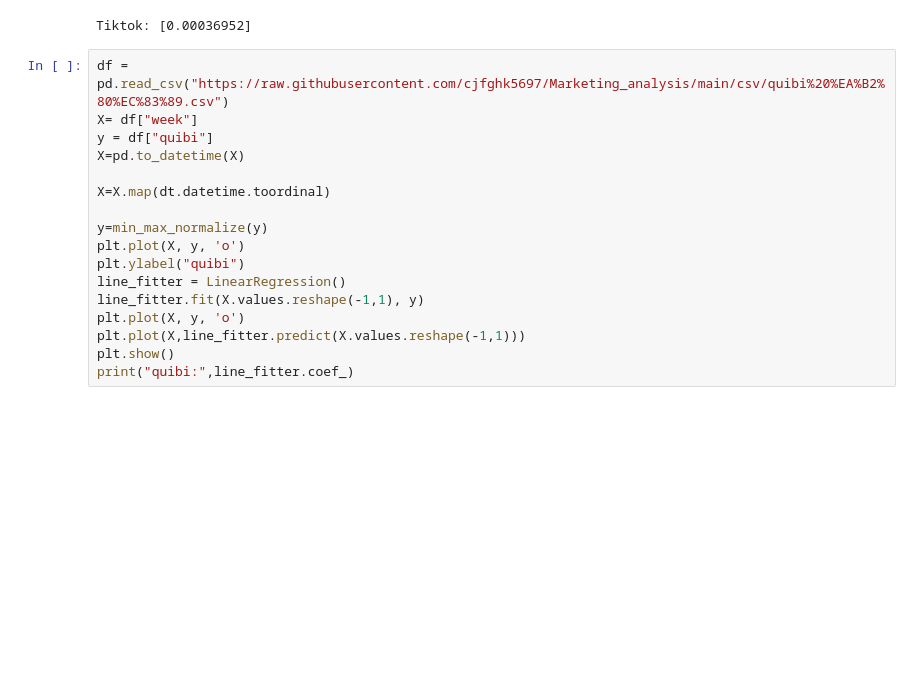
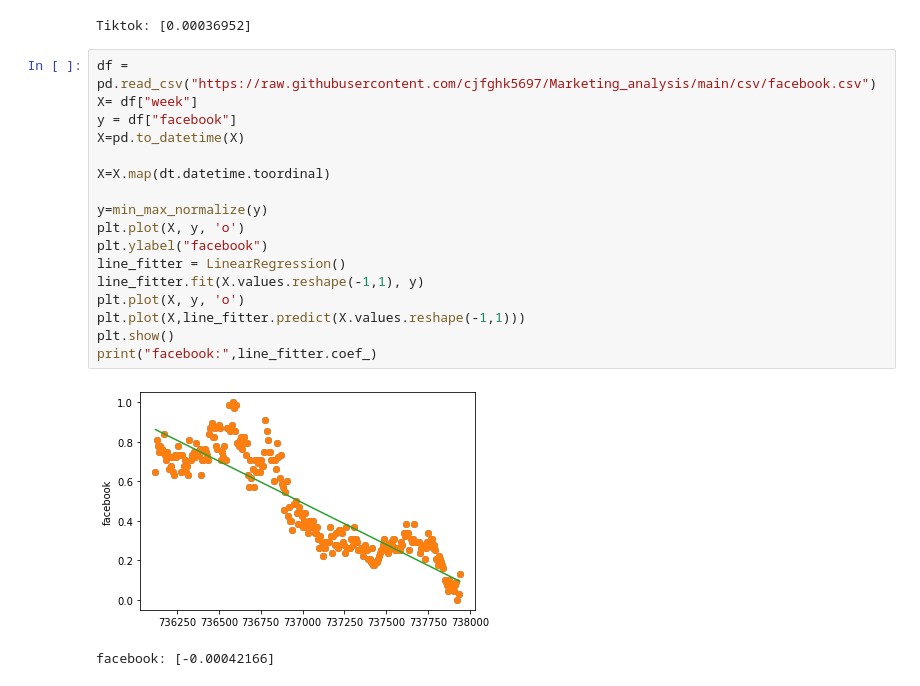
Before and after one commit to cjfghk5697/Marketing_analysis, a Jupyter notebook: scripts/marketing.ipynb, the cells around one changed output. Drawn from its saved outputs; the diff is of its cells as text; blank space fills up the shorter version.

Commit message:
facebook, sns이용률
틱톡과 비교대상 추가

```diff
--- a/scripts/marketing.ipynb
+++ b/scripts/marketing.ipynb
@@ -55,19 +55,22 @@ print("Tiktok:",line_fitter.coef_)
 [figure]
 Tiktok: [0.00036952]
 # %%
-df = pd.read_csv("https://raw.githubusercontent.com/cjfghk5697/Marketing_analysis/main/csv/quibi%20%EA%B2%80%EC%83%89.csv")
+df = pd.read_csv("https://raw.githubusercontent.com/cjfghk5697/Marketing_analysis/main/csv/facebook.csv")
 X= df["week"]
-y = df["quibi"]
+y = df["facebook"]
 X=pd.to_datetime(X)
 
 X=X.map(dt.datetime.toordinal)
 
 y=min_max_normalize(y)
 plt.plot(X, y, 'o')
-plt.ylabel("quibi")
+plt.ylabel("facebook")
 line_fitter = LinearRegression()
 line_fitter.fit(X.values.reshape(-1,1), y)
 plt.plot(X, y, 'o')
 plt.plot(X,line_fitter.predict(X.values.reshape(-1,1)))
 plt.show()
-print("quibi:",line_fitter.coef_)
+print("facebook:",line_fitter.coef_)
+# %% [output]
+[figure, added]
+facebook: [-0.00042166]
```
Also changed, not shown: 1 other file.
